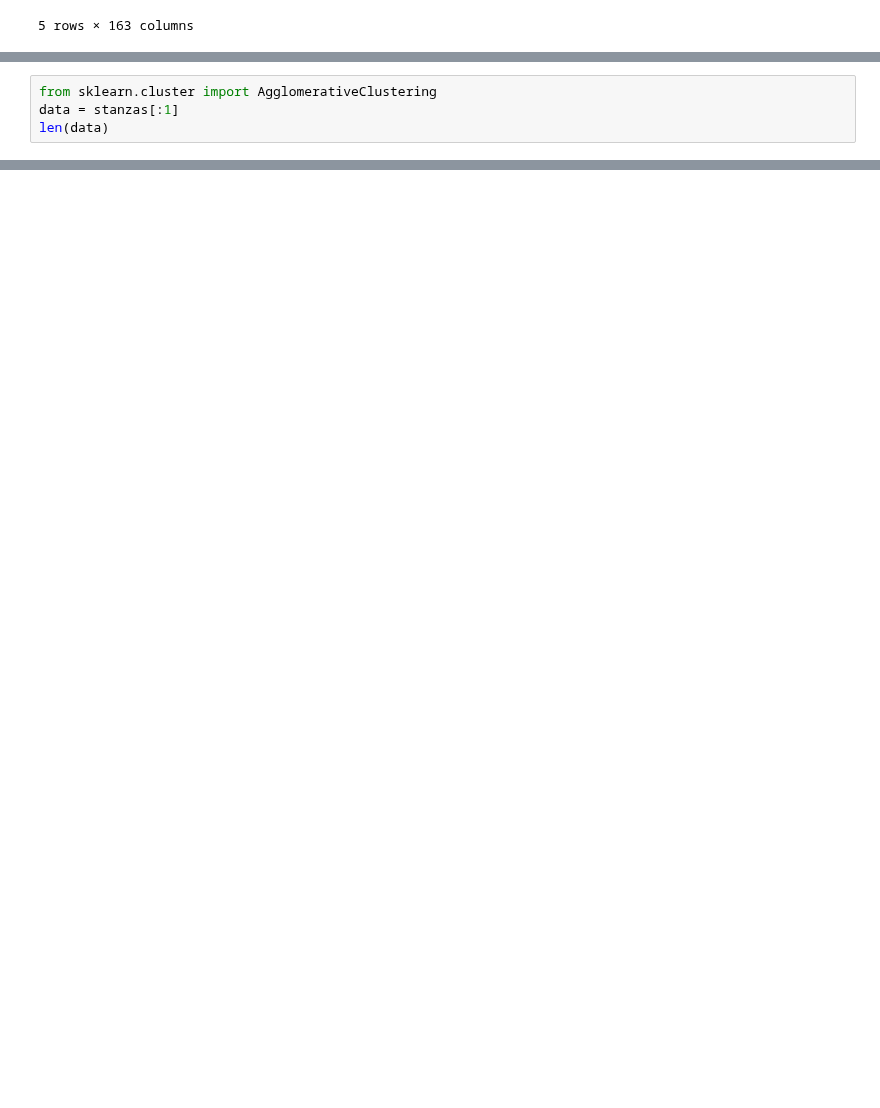
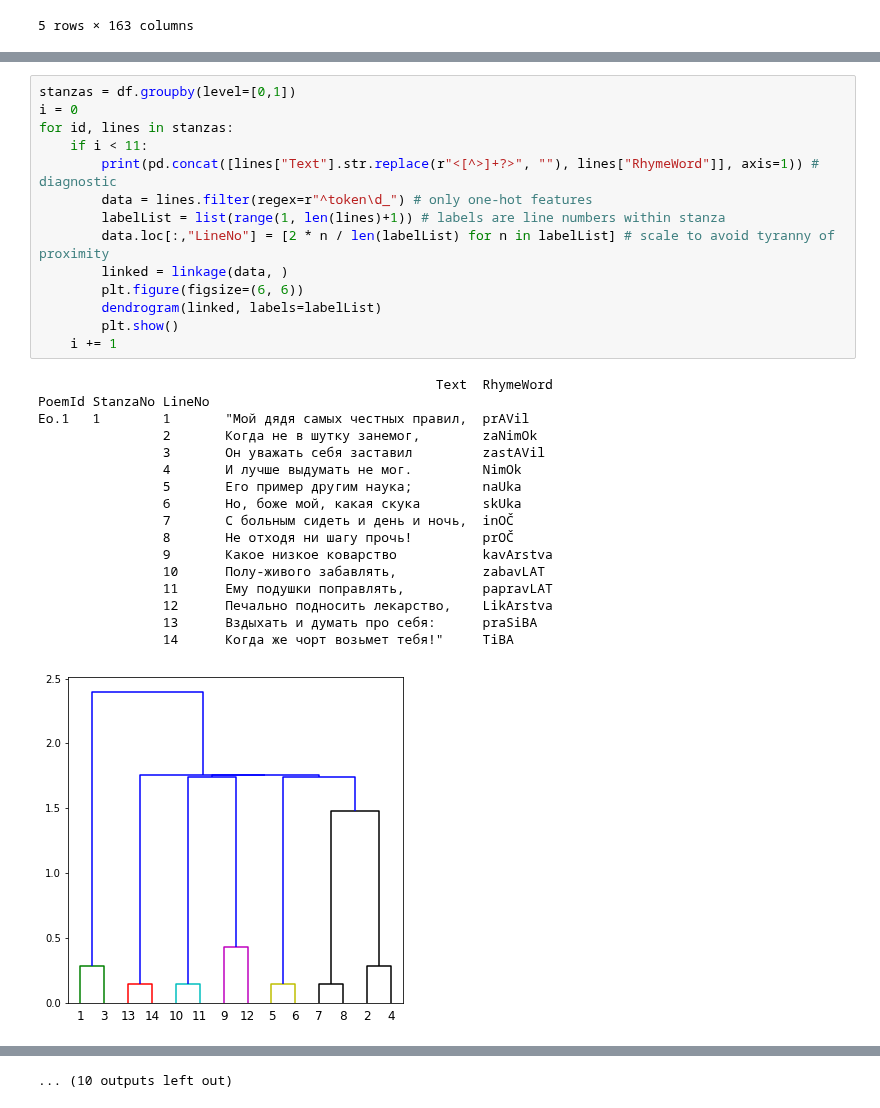
Before and after one commit to Data-Science-for-Linguists-2019/russian_rhyme, a Jupyter notebook: dev/progress_report_4.ipynb, the cells around one changed output, grey strips where cells are left out. Cells and saved outputs as stored; diff of their text form; blank space fills up the shorter version.

Commit message:
exporatory dendrograms for Ward clustering

```diff
--- a/dev/progress_report_4.ipynb
+++ b/dev/progress_report_4.ipynb
@@ -400,4 +391,0 @@ An *unsupervised* approach to rhyme identification regards it as a *clustering*
-# %%
-from sklearn.cluster import AgglomerativeClustering
-data = stanzas[:1]
-len(data)
@@ -407,0 +398,32 @@ plt.scatter(X[:,0],X[:,1], c=cluster.labels_, cmap='rainbow')
+# %%
+stanzas = df.groupby(level=[0,1])
+i = 0
+for id, lines in stanzas:
+    if i < 11:
+        print(pd.concat([lines["Text"].str.replace(r"<[^>]+?>", ""), lines["RhymeWord"]], axis=1)) # diagnostic
+        data = lines.filter(regex=r"^token\d_") # only one-hot features
+        labelList = list(range(1, len(lines)+1)) # labels are line numbers within stanza
+        data.loc[:,"LineNo"] = [2 * n / len(labelList) for n in labelList] # scale to avoid tyranny of proximity
+        linked = linkage(data, )
+        plt.figure(figsize=(6, 6))
+        dendrogram(linked, labels=labelList)
+        plt.show()
+    i += 1
+# %% [output]
+                                                   Text  RhymeWord
+PoemId StanzaNo LineNo
+Eo.1   1        1       "Мой дядя самых честных правил,  prAVil
+                2       Когда не в шутку занемог,        zaNimOk
+                3       Он уважать себя заставил         zastAVil
+                4       И лучше выдумать не мог.         NimOk
+                5       Его пример другим наука;         naUka
+                6       Но, боже мой, какая скука        skUka
+                7       С больным сидеть и день и ночь,  inOČ
+                8       Не отходя ни шагу прочь!         prOČ
+                9       Какое низкое коварство           kavArstva
+                10      Полу-живого забавлять,           zabavLAT
+                11      Ему подушки поправлять,          papravLAT
+                12      Печально подносить лекарство,    LikArstva
+                13      Вздыхать и думать про себя:      praSiBA
+                14      Когда же чорт возьмет тебя!"     TiBA
+[figure, added]
@@ -407,0 +515 @@ plt.scatter(X[:,0],X[:,1], c=cluster.labels_, cmap='rainbow')
+... (10 outputs left out)
```
Also changed, not shown: parts of 7 cells of this notebook.
